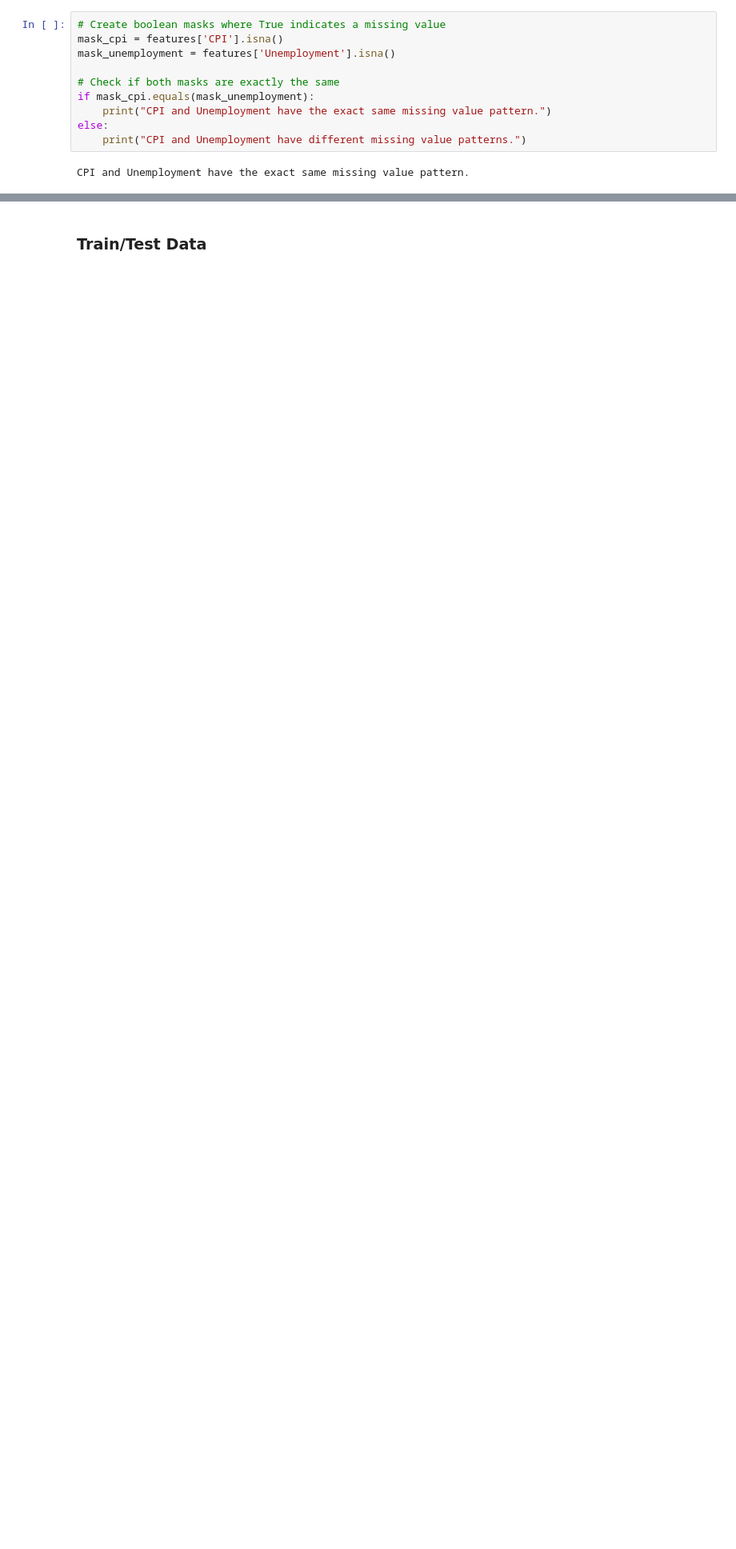
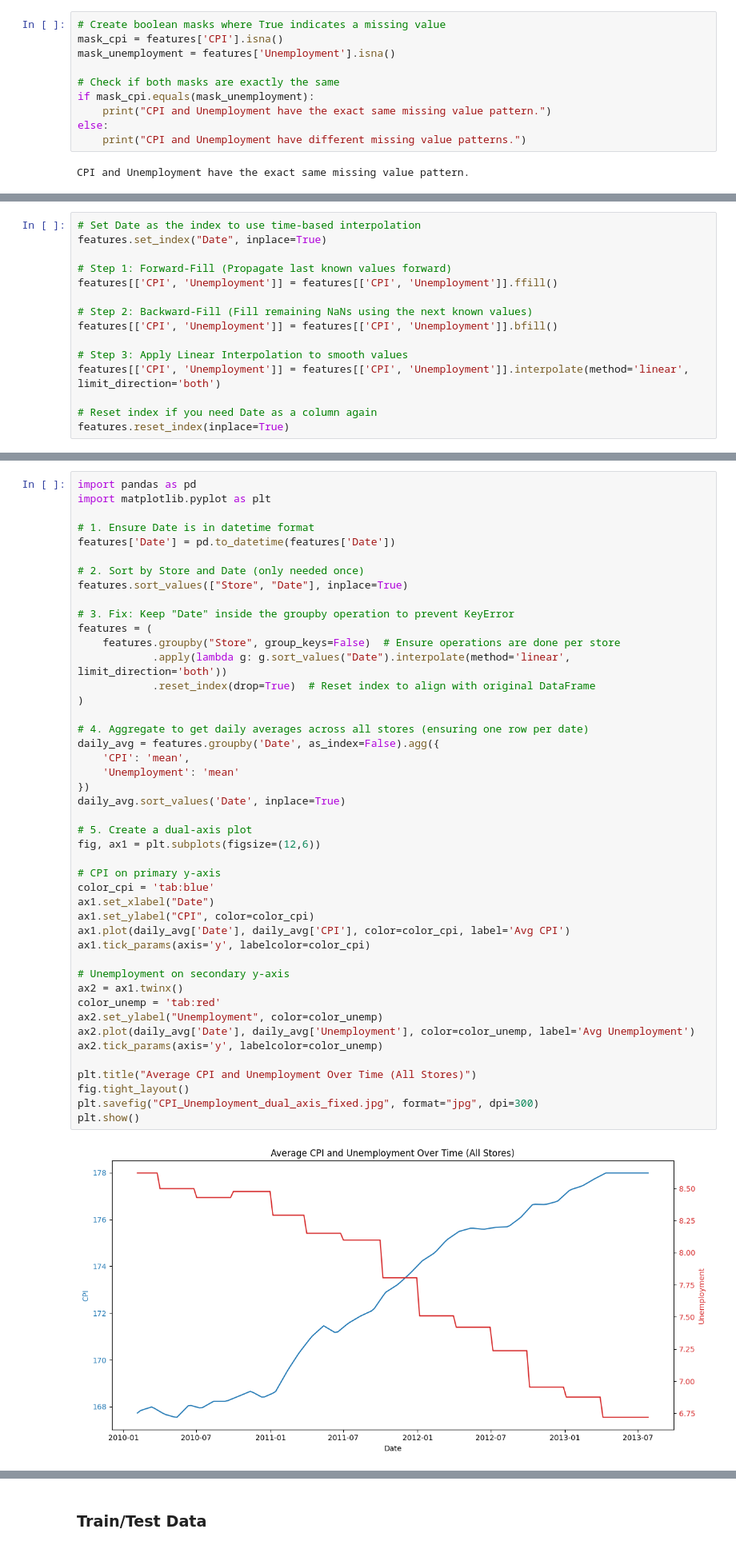
Before and after one commit to johnpospisil/walmart-sales, a Jupyter notebook: forecasting-walmart-sales.ipynb, the cells around one changed output, grey strips where cells are left out. Shown: that part at 80% size. Cells and saved outputs as stored; diff of their text form; blank space fills up the shorter version.

Commit message:
Correct interpolation.

```diff
--- a/forecasting-walmart-sales.ipynb
+++ b/forecasting-walmart-sales.ipynb
@@ -240,0 +289,15 @@ Length: 13, dtype: datetime64[ns]
+# %%
+# Set Date as the index to use time-based interpolation
+features.set_index("Date", inplace=True)
+
+# Step 1: Forward-Fill (Propagate last known values forward)
+features[['CPI', 'Unemployment']] = features[['CPI', 'Unemployment']].ffill()
+
+# Step 2: Backward-Fill (Fill remaining NaNs using the next known values)
+features[['CPI', 'Unemployment']] = features[['CPI', 'Unemployment']].bfill()
+
+# Step 3: Apply Linear Interpolation to smooth values
+features[['CPI', 'Unemployment']] = features[['CPI', 'Unemployment']].interpolate(method='linear', limit_direction='both')
+
+# Reset index if you need Date as a column again
+features.reset_index(inplace=True)
@@ -240,0 +346,47 @@ Length: 13, dtype: datetime64[ns]
+# %%
+import pandas as pd
+import matplotlib.pyplot as plt
+
+# 1. Ensure Date is in datetime format
+features['Date'] = pd.to_datetime(features['Date'])
+
+# 2. Sort by Store and Date (only needed once)
+features.sort_values(["Store", "Date"], inplace=True)
+
+# 3. Fix: Keep "Date" inside the groupby operation to prevent KeyError
+features = (
+    features.groupby("Store", group_keys=False)  # Ensure operations are done per store
+            .apply(lambda g: g.sort_values("Date").interpolate(method='linear', limit_direction='both'))
+            .reset_index(drop=True)  # Reset index to align with original DataFrame
+)
+
+# 4. Aggregate to get daily averages across all stores (ensuring one row per date)
+daily_avg = features.groupby('Date', as_index=False).agg({
+    'CPI': 'mean',
+    'Unemployment': 'mean'
+})
+daily_avg.sort_values('Date', inplace=True)
+
+# 5. Create a dual-axis plot
+fig, ax1 = plt.subplots(figsize=(12,6))
+
+# CPI on primary y-axis
+color_cpi = 'tab:blue'
+ax1.set_xlabel("Date")
+ax1.set_ylabel("CPI", color=color_cpi)
+ax1.plot(daily_avg['Date'], daily_avg['CPI'], color=color_cpi, label='Avg CPI')
+ax1.tick_params(axis='y', labelcolor=color_cpi)
+
+# Unemployment on secondary y-axis
+ax2 = ax1.twinx()
+color_unemp = 'tab:red'
+ax2.set_ylabel("Unemployment", color=color_unemp)
+ax2.plot(daily_avg['Date'], daily_avg['Unemployment'], color=color_unemp, label='Avg Unemployment')
+ax2.tick_params(axis='y', labelcolor=color_unemp)
+
+plt.title("Average CPI and Unemployment Over Time (All Stores)")
+fig.tight_layout()
+plt.savefig("CPI_Unemployment_dual_axis_fixed.jpg", format="jpg", dpi=300)
+plt.show()
+# %% [output]
+[figure, added]
```
Also changed, not shown: parts of 19 cells of this notebook.
